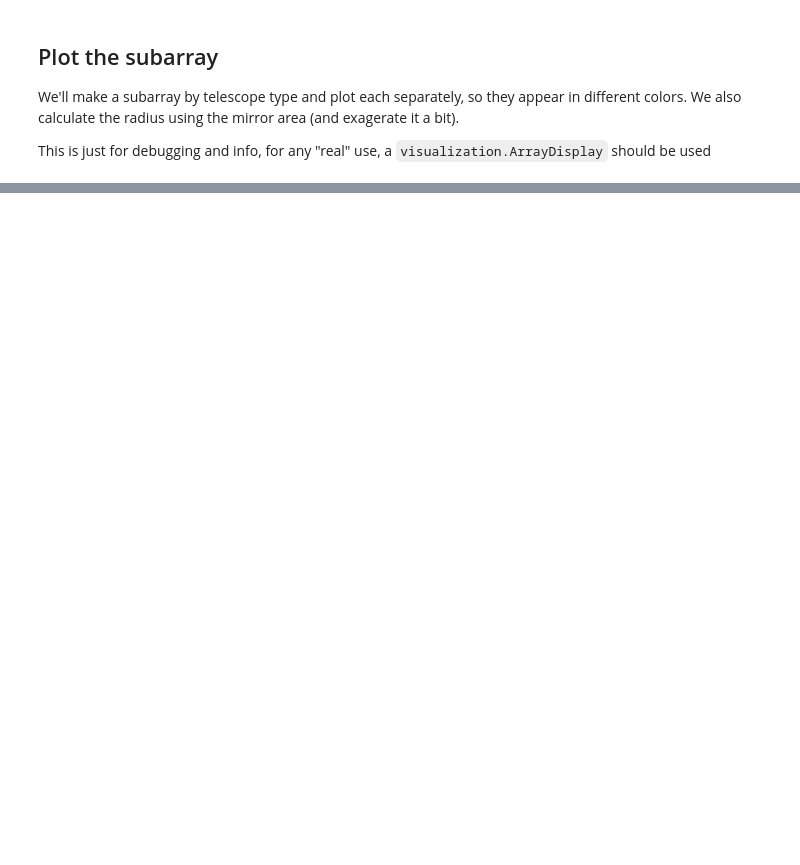
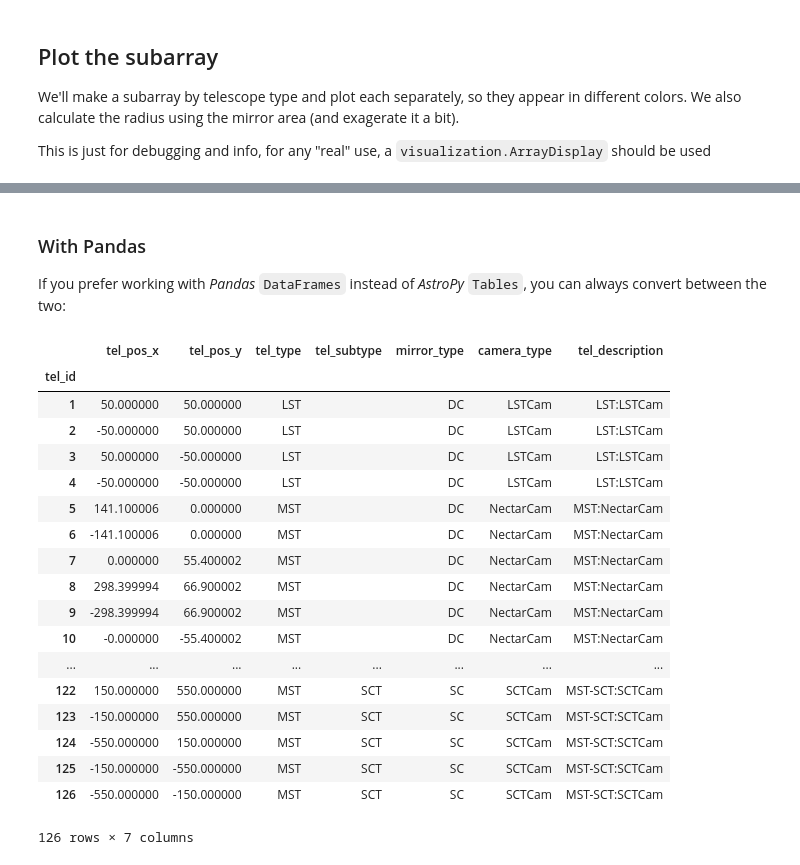
Before and after one commit to cta-observatory/ctapipe, a Jupyter notebook: examples/notebooks/InstrumentDescription.ipynb, the cells around one changed output, grey strips where cells are left out. Drawn from its saved outputs; the diff is of its cells as text; code cells hidden in the pictures; blank space fills up the shorter version.

```diff
--- a/examples/notebooks/InstrumentDescription.ipynb
+++ b/examples/notebooks/InstrumentDescription.ipynb
@@ -141,0 +159,26 @@ $4.9235437 \; \mathrm{km^{2}}$
+# %% [markdown]
+### With Pandas
+If you prefer working with *Pandas* `DataFrames` instead of *AstroPy* `Tables`, you can always convert between the two:
+# %%
+df = subarray.to_table().to_pandas()
+df.set_index('tel_id')
+# %% [output]
+|  | tel_pos_x | tel_pos_y | tel_type | tel_subtype | mirror_type | camera_type | tel_description |
+| tel_id |  |  |  |  |  |  |  |
+| 1 | 50.000000 | 50.000000 | LST |  | DC | LSTCam | LST:LSTCam |
+| 2 | -50.000000 | 50.000000 | LST |  | DC | LSTCam | LST:LSTCam |
+| 3 | 50.000000 | -50.000000 | LST |  | DC | LSTCam | LST:LSTCam |
+| 4 | -50.000000 | -50.000000 | LST |  | DC | LSTCam | LST:LSTCam |
+| 5 | 141.100006 | 0.000000 | MST |  | DC | NectarCam | MST:NectarCam |
+| 6 | -141.100006 | 0.000000 | MST |  | DC | NectarCam | MST:NectarCam |
+| 7 | 0.000000 | 55.400002 | MST |  | DC | NectarCam | MST:NectarCam |
+| 8 | 298.399994 | 66.900002 | MST |  | DC | NectarCam | MST:NectarCam |
+| 9 | -298.399994 | 66.900002 | MST |  | DC | NectarCam | MST:NectarCam |
+| 10 | -0.000000 | -55.400002 | MST |  | DC | NectarCam | MST:NectarCam |
+| ... | ... | ... | ... | ... | ... | ... | ... |
+| 122 | 150.000000 | 550.000000 | MST | SCT | SC | SCTCam | MST-SCT:SCTCam |
+| 123 | -150.000000 | 550.000000 | MST | SCT | SC | SCTCam | MST-SCT:SCTCam |
+| 124 | -550.000000 | 150.000000 | MST | SCT | SC | SCTCam | MST-SCT:SCTCam |
+| 125 | -150.000000 | -550.000000 | MST | SCT | SC | SCTCam | MST-SCT:SCTCam |
+| 126 | -550.000000 | -150.000000 | MST | SCT | SC | SCTCam | MST-SCT:SCTCam |
+126 rows × 7 columns
```
Also changed, not shown: parts of 19 cells of this notebook, 2 other files.
